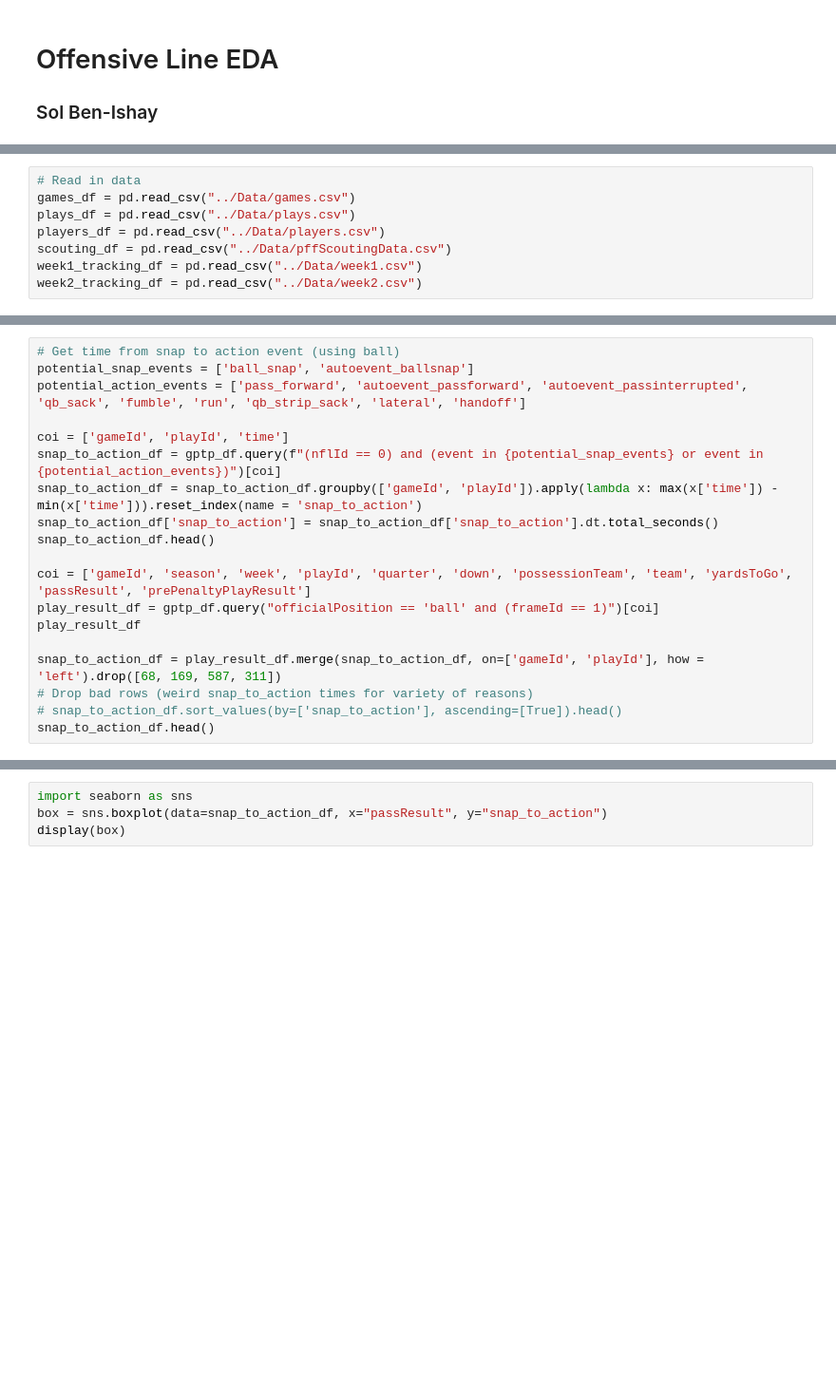
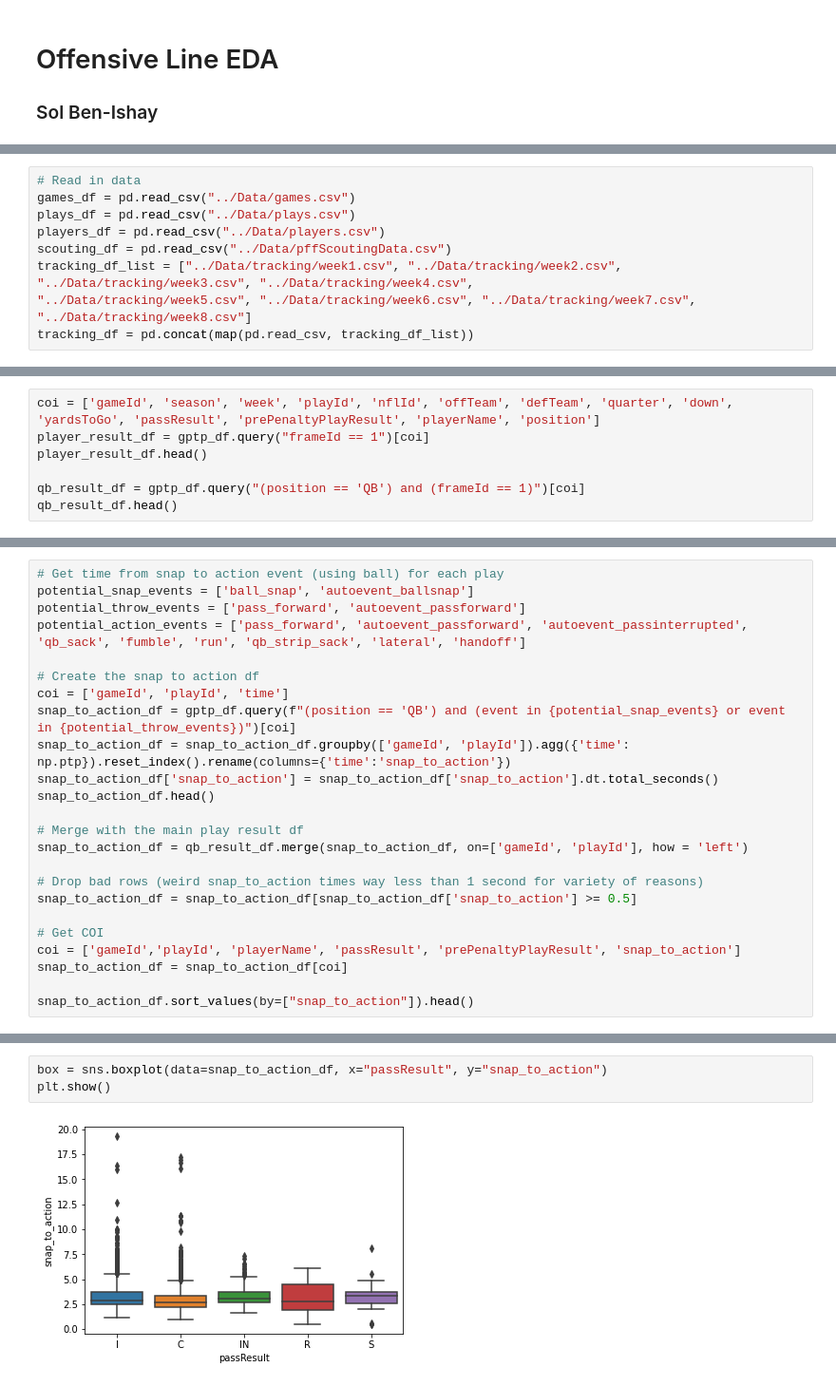
Before and after one commit to SolB77/2023-NFL-Big-Data-Bowl, a Jupyter notebook: Code/offensive_eda.ipynb, the cells around one changed output, grey strips where cells are left out. Shown at 95% size. Saved outputs shown, nothing was run; the diff lists cells and outputs as text; blank space fills up the shorter version.

Commit message:
Snap to action + rusher dist  at release analyses

```diff
--- a/Code/offensive_eda.ipynb
+++ b/Code/offensive_eda.ipynb
@@ -14,8 +17,9 @@ games_df = pd.read_csv("../Data/games.csv")
 plays_df = pd.read_csv("../Data/plays.csv")
 players_df = pd.read_csv("../Data/players.csv")
 scouting_df = pd.read_csv("../Data/pffScoutingData.csv")
-week1_tracking_df = pd.read_csv("../Data/week1.csv")
-week2_tracking_df = pd.read_csv("../Data/week2.csv")
+tracking_df_list = ["../Data/tracking/week1.csv", "../Data/tracking/week2.csv", "../Data/tracking/week3.csv", "../Data/tracking/week4.csv",
+"../Data/tracking/week5.csv", "../Data/tracking/week6.csv", "../Data/tracking/week7.csv", "../Data/tracking/week8.csv"]
+tracking_df = pd.concat(map(pd.read_csv, tracking_df_list))
 # %%
 #Get main tracking data
 coi = ['gameId', 'season', 'week', 'playId',
@@ -47,0 +83,7 @@ gptp_df['passResult'].unique()
+# %%
+coi = ['gameId', 'season', 'week', 'playId', 'nflId', 'offTeam', 'defTeam', 'quarter', 'down', 'yardsToGo', 'passResult', 'prePenaltyPlayResult', 'playerName', 'position']
+player_result_df = gptp_df.query("frameId == 1")[coi]
+player_result_df.head()
+
+qb_result_df = gptp_df.query("(position == 'QB') and (frameId == 1)")[coi]
+qb_result_df.head()
@@ -48,19 +99,24 @@ gptp_df['passResult'].unique()
 # %%
-# Get time from snap to action event (using ball)
+# Get time from snap to action event (using ball) for each play
 potential_snap_events = ['ball_snap', 'autoevent_ballsnap']
+potential_throw_events = ['pass_forward', 'autoevent_passforward']
 potential_action_events = ['pass_forward', 'autoevent_passforward', 'autoevent_passinterrupted', 'qb_sack', 'fumble', 'run', 'qb_strip_sack', 'lateral', 'handoff']
 
+# Create the snap to action df
 coi = ['gameId', 'playId', 'time']
-snap_to_action_df = gptp_df.query(f"(nflId == 0) and (event in {potential_snap_events} or event in {potential_action_events})")[coi]
-snap_to_action_df = snap_to_action_df.groupby(['gameId', 'playId']).apply(lambda x: max(x['time']) - min(x['time'])).reset_index(name = 'snap_to_action')
+snap_to_action_df = gptp_df.query(f"(position == 'QB') and (event in {potential_snap_events} or event in {potential_throw_events})")[coi]
+snap_to_action_df = snap_to_action_df.groupby(['gameId', 'playId']).agg({'time': np.ptp}).reset_index().rename(columns={'time':'snap_to_action'})
 snap_to_action_df['snap_to_action'] = snap_to_action_df['snap_to_action'].dt.total_seconds()
 snap_to_action_df.head()
 
-coi = ['gameId', 'season', 'week', 'playId', 'quarter', 'down', 'possessionTeam', 'team', 'yardsToGo', 'passResult', 'prePenaltyPlayResult']
-play_result_df = gptp_df.query("officialPosition == 'ball' and (frameId == 1)")[coi]
-play_result_df
+# Merge with the main play result df
+snap_to_action_df = qb_result_df.merge(snap_to_action_df, on=['gameId', 'playId'], how = 'left')
 
-snap_to_action_df = play_result_df.merge(snap_to_action_df, on=['gameId', 'playId'], how = 'left').drop([68, 169, 587, 311])
-# Drop bad rows (weird snap_to_action times for variety of reasons)
-# snap_to_action_df.sort_values(by=['snap_to_action'], ascending=[True]).head()
-snap_to_action_df.head()
+# Drop bad rows (weird snap_to_action times way less than 1 second for variety of reasons)
+snap_to_action_df = snap_to_action_df[snap_to_action_df['snap_to_action'] >= 0.5]
+
+# Get COI
+coi = ['gameId','playId', 'playerName', 'passResult', 'prePenaltyPlayResult', 'snap_to_action']
+snap_to_action_df = snap_to_action_df[coi]
+
+snap_to_action_df.sort_values(by=["snap_to_action"]).head()
@@ -67,4 +130,5 @@ snap_to_action_df.head()
 # %%
-import seaborn as sns
 box = sns.boxplot(data=snap_to_action_df, x="passResult", y="snap_to_action")
-display(box)
+plt.show()
+# %% [output]
+[figure, added]
```
Also changed, not shown: parts of 15 cells of this notebook.
